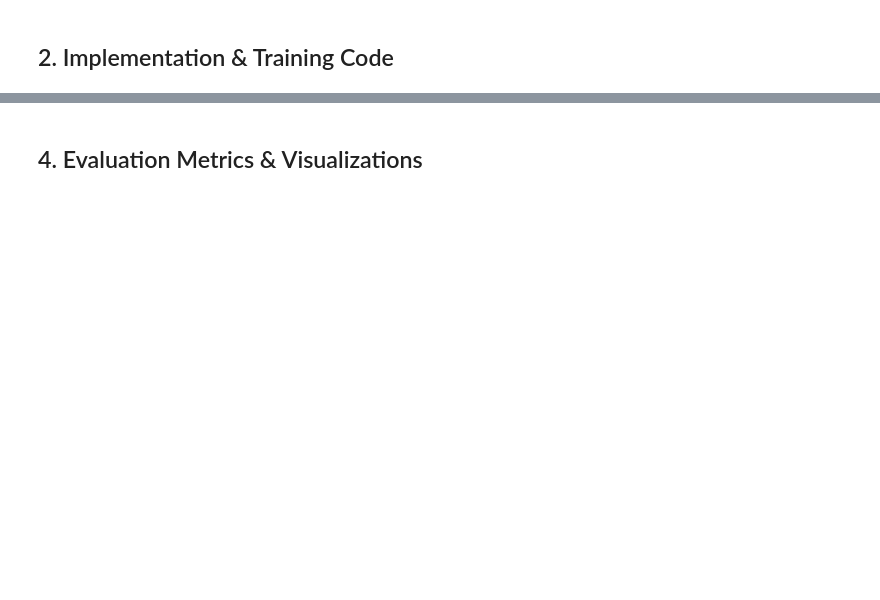
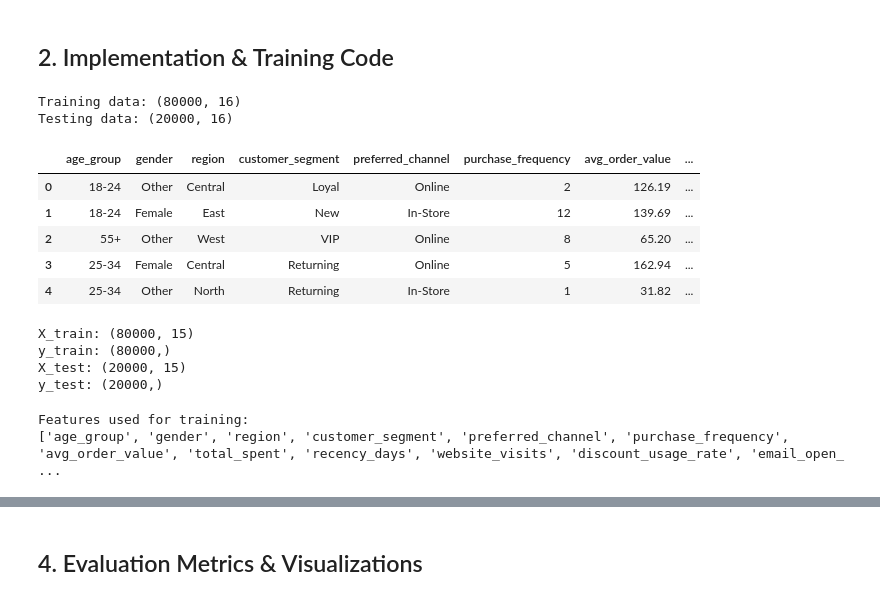
Before and after one commit to jooryA/SWE485-Project-Group6, a Jupyter notebook: Phase1_Supervised_Learning.ipynb, the cells around one changed output, grey strips where cells are left out. Drawn from its saved outputs; the diff is of its cells as text; code cells hidden in the pictures; blank space fills up the shorter version.

```diff
--- a/Phase1_Supervised_Learning.ipynb
+++ b/Phase1_Supervised_Learning.ipynb
@@ -28,3 +30,51 @@ The trade-off is that it is harder to explain than Logistic Regression and slowe
 Logistic Regression is the simple, interpretable baseline. Random Forest is the flexible model. We will compare them on the same data split with the same metrics. This will show whether the extra complexity is worth it for this problem.
 # %% [markdown]
 ## 2. Implementation & Training Code
+# %%
+import pandas as pd
+
+# Load the training and testing datasets
+train = pd.read_csv("Dataset/Processed/train_selected.csv")
+test = pd.read_csv("Dataset/Processed/test_selected.csv")
+
+# Display dataset dimensions
+print("Training data:", train.shape)
+print("Testing data:", test.shape)
+
+# Preview the training data
+train.head()
+# %% [output]
+Training data: (80000, 16)
+Testing data: (20000, 16)
+|  | age_group | gender | region | customer_segment | preferred_channel | purchase_frequency | avg_order_value | ... |
+| 0 | 18-24 | Other | Central | Loyal | Online | 2 | 126.19 | ... |
+| 1 | 18-24 | Female | East | New | In-Store | 12 | 139.69 | ... |
+| 2 | 55+ | Other | West | VIP | Online | 8 | 65.20 | ... |
+| 3 | 25-34 | Female | Central | Returning | Online | 5 | 162.94 | ... |
+| 4 | 25-34 | Other | North | Returning | In-Store | 1 | 31.82 | ... |
+# %%
+# Separate features and target
+
+X_train = train.drop(columns=["churn_flag"])
+y_train = train["churn_flag"]
+
+X_test = test.drop(columns=["churn_flag"])
+y_test = test["churn_flag"]
+
+# Display the dimensions
+print("X_train:", X_train.shape)
+print("y_train:", y_train.shape)
+
+print("X_test:", X_test.shape)
+print("y_test:", y_test.shape)
+# %% [output]
+X_train: (80000, 15)
+y_train: (80000,)
+X_test: (20000, 15)
+y_test: (20000,)
+# %%
+print("Features used for training:")
+print(X_train.columns.tolist())
+# %% [output]
+Features used for training:
+['age_group', 'gender', 'region', 'customer_segment', 'preferred_channel', 'purchase_frequency', 'avg_order_value', 'total_spent', 'recency_days', 'website_visits', 'discount_usage_rate', 'email_open_ ...
```
Also changed, not shown: parts of 13 cells of this notebook.
